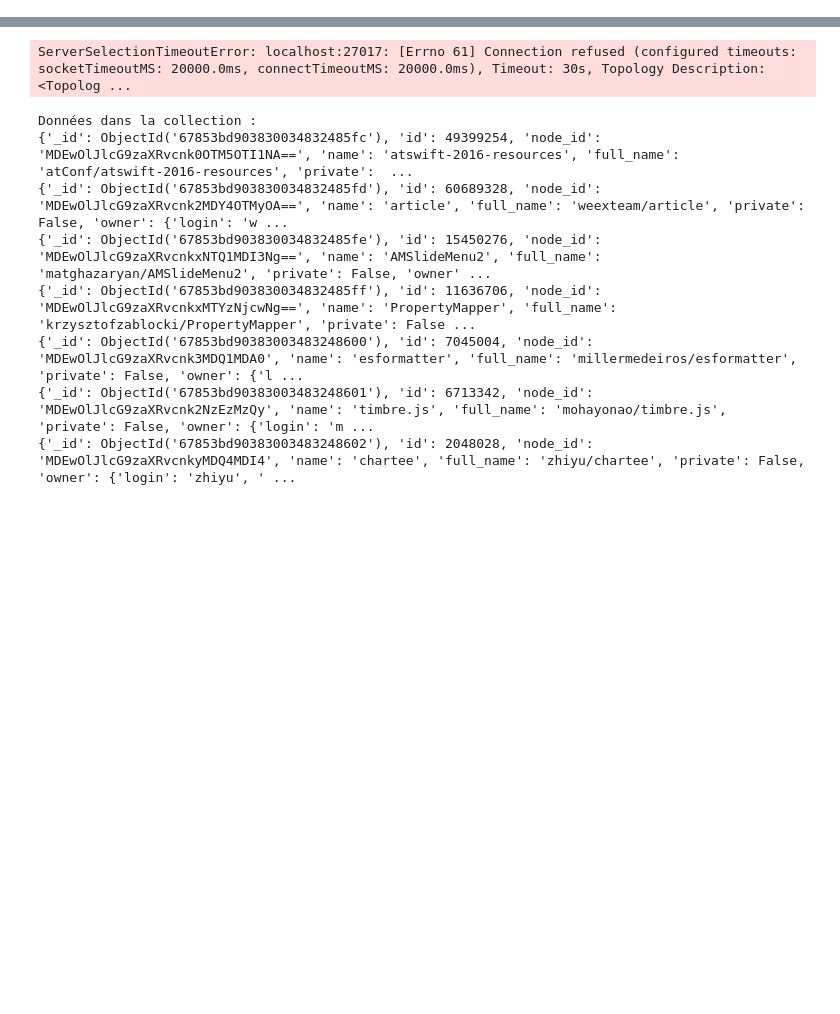
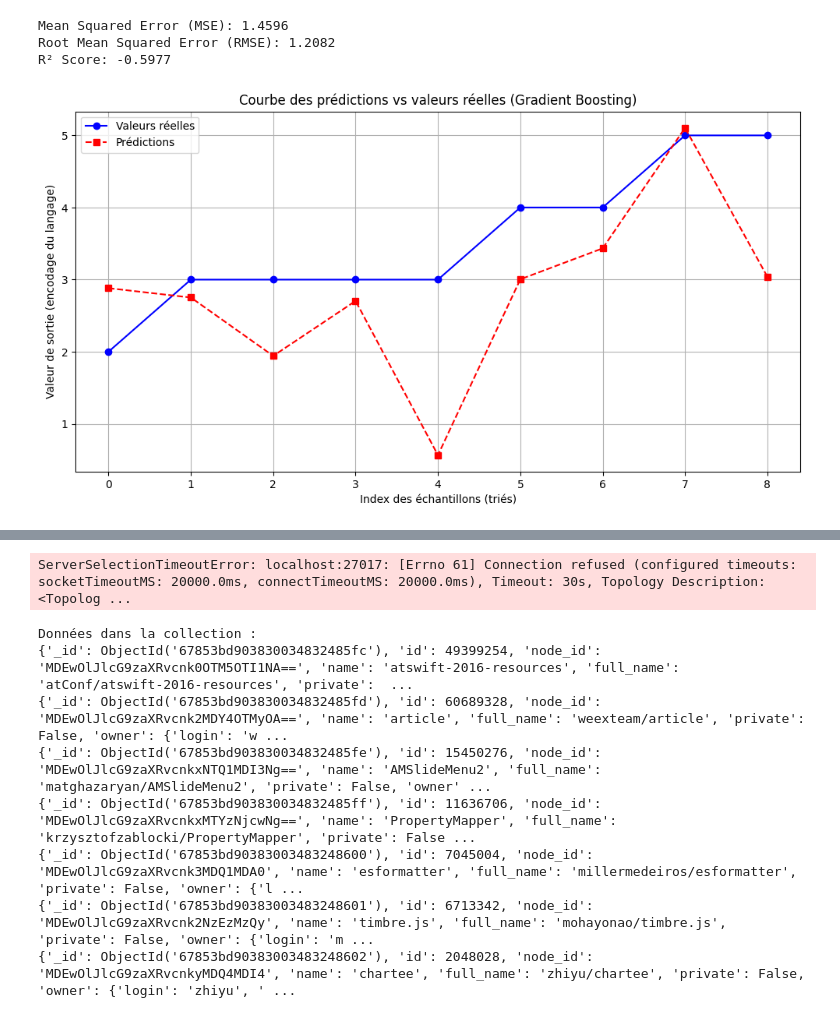
Before and after one commit to Chypri1/Big_Data_MLOps_Github_API, a Jupyter notebook: api.ipynb, the cells around one changed output, grey strips where cells are left out. Cells and saved outputs as stored; diff of their text form; code cells hidden in the pictures; blank space fills up the shorter version.

Commit message:
entrainement modele

```diff
--- a/api.ipynb
+++ b/api.ipynb
@@ -64,0 +64,17 @@ print(languages)
+# %%
+import pandas as pd
+from sklearn.preprocessing import LabelEncoder
+df = pd.DataFrame(repositories)
+df = df.dropna(subset=["language"])
+language = df["language"]
+df = df[df.columns[df.dtypes != "object"]]
+
+# Initialisation de l'encodeur
+encoder = LabelEncoder()
+
+# Encodage de la colonne "language"
+df["language"] = encoder.fit_transform(language)
+
+# Récupérer les labels (langages originaux)
+languages_label = encoder.classes_
+df["language"].value_counts()
@@ -64,0 +92,57 @@ print(languages)
+# %%
+import numpy as np
+import matplotlib.pyplot as plt
+from sklearn.model_selection import train_test_split
+from sklearn.ensemble import GradientBoostingRegressor
+from sklearn.metrics import mean_squared_error, r2_score
+
+# Séparation des données
+X = df.drop(columns=["language"])
+y = df["language"]
+
+X_train, X_test, y_train, y_test = train_test_split(X, y, test_size=0.3)
+
+# Initialiser le modèle Gradient Boosting
+model = GradientBoostingRegressor(n_estimators=200, learning_rate=0.1, max_depth=3)
+
+# Entraîner le modèle
+model.fit(X_train, y_train)
+
+# Prédiction
+y_pred = model.predict(X_test)
+
+# Calculer les métriques d'évaluation
+mse = mean_squared_error(y_test, y_pred)
+rmse = np.sqrt(mse)
+r2 = r2_score(y_test, y_pred)
+
+print(f"Mean Squared Error (MSE): {mse:.4f}")
+print(f"Root Mean Squared Error (RMSE): {rmse:.4f}")
+print(f"R² Score: {r2:.4f}")
+
+# Trier les valeurs pour une meilleure lisibilité
+sorted_indices = np.argsort(y_test)  # Indices pour trier les valeurs réelles
+y_test_sorted = np.array(y_test)[sorted_indices]
+y_pred_sorted = np.array(y_pred)[sorted_indices]
+
+# Tracer la courbe de prédiction
+plt.figure(figsize=(12, 6))
+
+plt.plot(y_test_sorted, label="Valeurs réelles", color='b', marker='o', linestyle='-')
+plt.plot(y_pred_sorted, label="Prédictions", color='r', marker='s', linestyle='--')
+
+# Labels et titres
+plt.xlabel("Index des échantillons (triés)")
+plt.ylabel("Valeur de sortie (encodage du langage)")
+plt.title("Courbe des prédictions vs valeurs réelles (Gradient Boosting)")
+
+plt.legend()
+plt.grid(True)
+
+# Afficher le graphique
+plt.show()
+# %% [output]
+Mean Squared Error (MSE): 1.4596
+Root Mean Squared Error (RMSE): 1.2082
+R² Score: -0.5977
+[figure, added]
```
Also changed, not shown: parts of 3 cells of this notebook.
